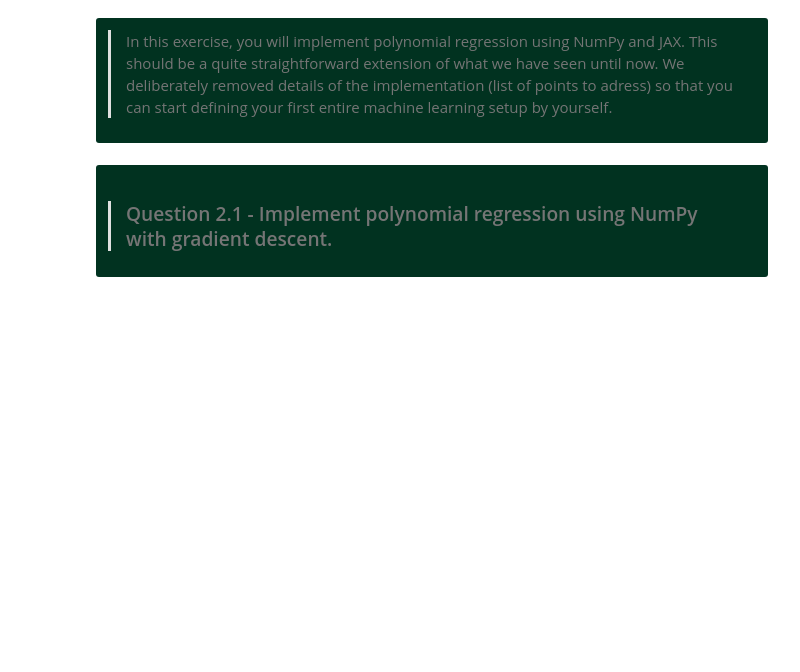
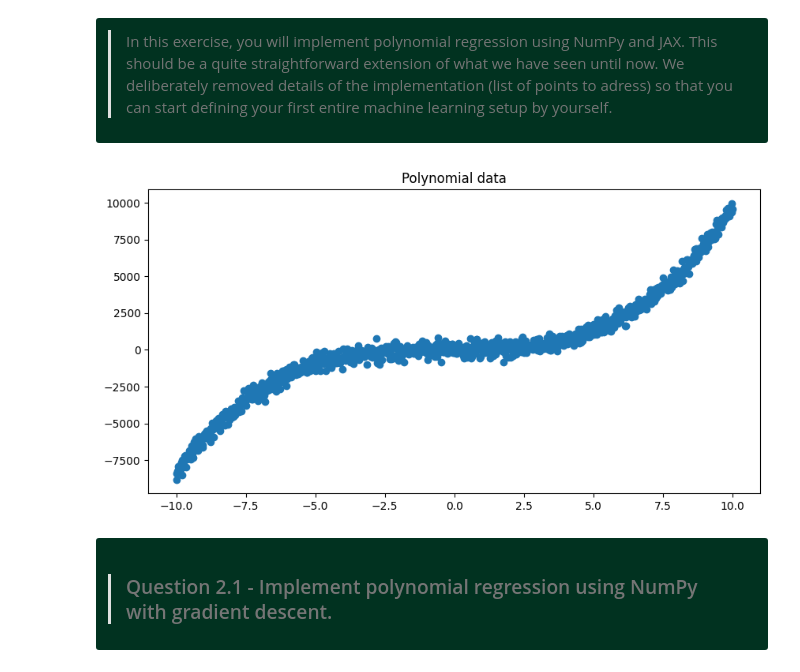
Before and after one commit to kjle/ATIAM-Promo-2025, a Jupyter notebook: ATIAM-IM-ML-main/01a_machine_learning.ipynb, the cells around one changed output. Saved outputs shown, nothing was run; the diff lists cells and outputs as text; code cells hidden in the pictures; blank space fills up the shorter version.

```diff
--- a/ATIAM-IM-ML-main/01a_machine_learning.ipynb
+++ b/ATIAM-IM-ML-main/01a_machine_learning.ipynb
@@ -831,3 +861,25 @@ BokehModel(combine_events=True, render_bundle={'docs_json': {'db2ce066-4b56-4c36
+# %%
+def generate_polynomial(X, W):
+    degree = len(W) - 1
+    y = np.zeros_like(X)
+    for i in range(degree + 1):
+        y += W[i] * X ** i
+    return y
+
+n_samples = 1000
+degree = 5
+
+X = np.linspace(-10, 10, n_samples).reshape(-1, 1)
+W = np.array([2,4,7,9])
+y = generate_polynomial(X, W) + 30 *np.random.normal(0, 10, size=(n_samples, 1))
+
+# Plot the data
+fig, ax = plt.subplots(1, 1, figsize=(10, 5))
+ax.scatter(X, y)
+ax.set_title("Polynomial data")
+plt.show()
+# %% [output]
+[figure, added]
 # %% [markdown]
 <div class="alert alert-success" markdown="1" style="color:white; background-color: #013220; border-color: #03C03C">
 
```
Also changed, not shown: parts of 20 cells of this notebook.
